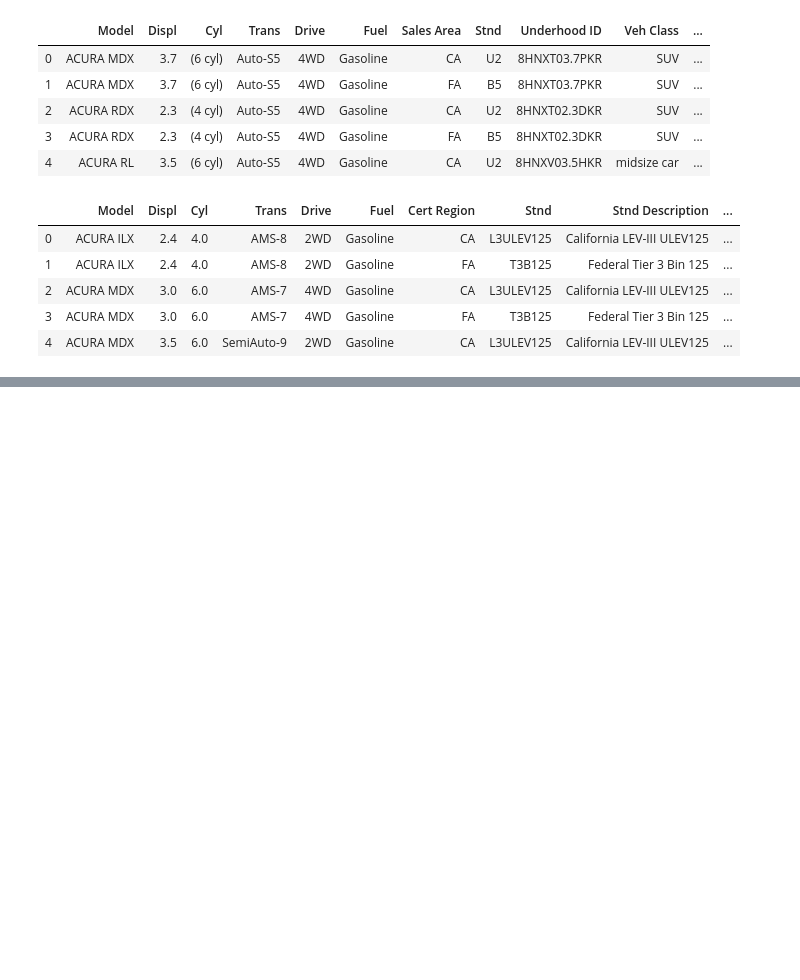
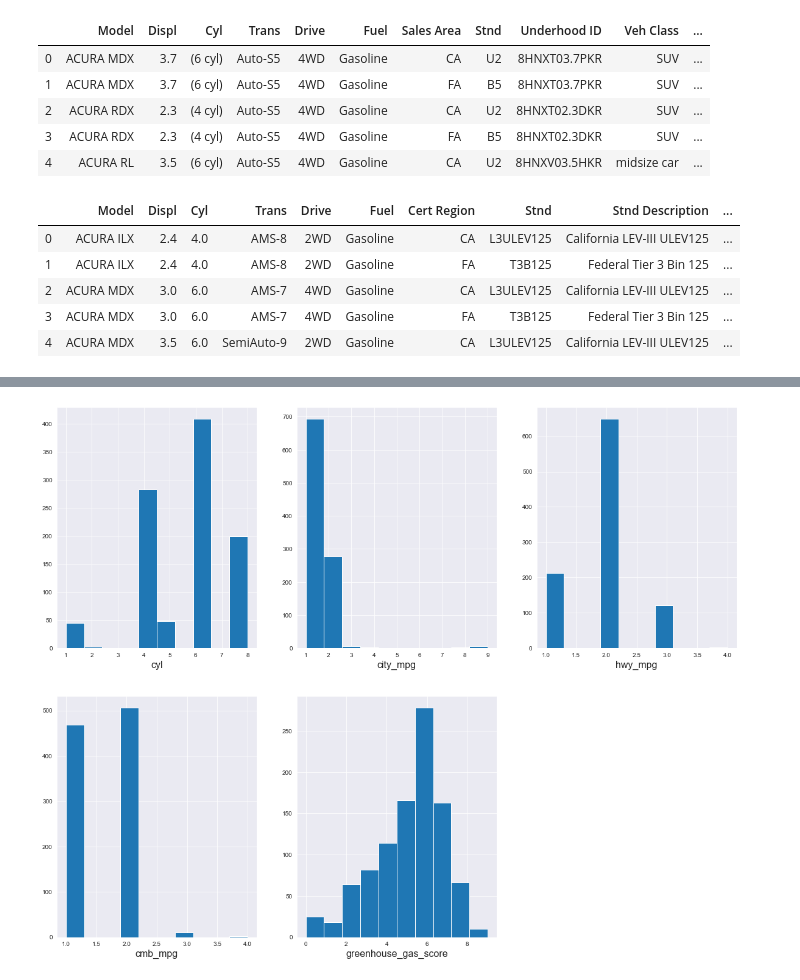
Before and after one commit to mzhoolideh/data_science_pract, a Jupyter notebook: case_study2/case_st2.ipynb, the cells around one changed output, grey strips where cells are left out. Cells and saved outputs as stored; diff of their text form; code cells hidden in the pictures; blank space fills up the shorter version.

Commit message:
feat: data cleaning and assessment has been don

```diff
--- a/case_study2/case_st2.ipynb
+++ b/case_study2/case_st2.ipynb
@@ -28,0 +218,18 @@ df_18.head()
+# %%
+list1 = ['city_mpg', 'hwy_mpg', 'cmb_mpg']
+for item in list1:
+    df_08_ca[item] = df_08_ca[item].apply(str2float)
+
+for item in list1:
+    df_18_ca[item] = df_18_ca[item].apply(str2float)
+# %%
+def str2int(x):
+    '''
+    This function extract cyl number from a string and change it to an int
+    '''
+    return int(x[0])
+# %%
+df_08_ca.greenhouse_gas_score = df_08_ca.greenhouse_gas_score.apply(str2int)
+# %%
+for col, col_data in df_08_ca.iteritems():
+    print(col, col_data.dtype)
@@ -28,0 +250,9 @@ df_18.head()
+# %%
+plt.figure(figsize=(20,16))
+plot_list = [ 'cyl','city_mpg', 'hwy_mpg', 'cmb_mpg','greenhouse_gas_score']
+for i, col in enumerate(plot_list):
+    plt.subplot(2,3,i+1)
+    df_08_ca[col].hist()
+    plt.xlabel(col, fontsize = 16)
+# %% [output]
+[figure, added]
```
Also changed, not shown: parts of 25 cells of this notebook.
